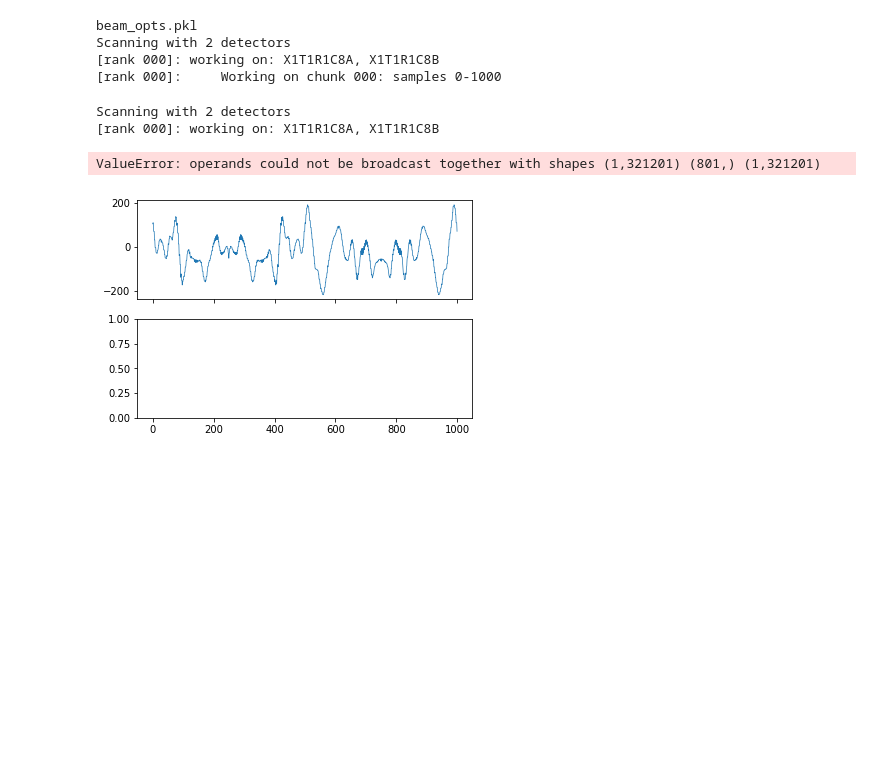
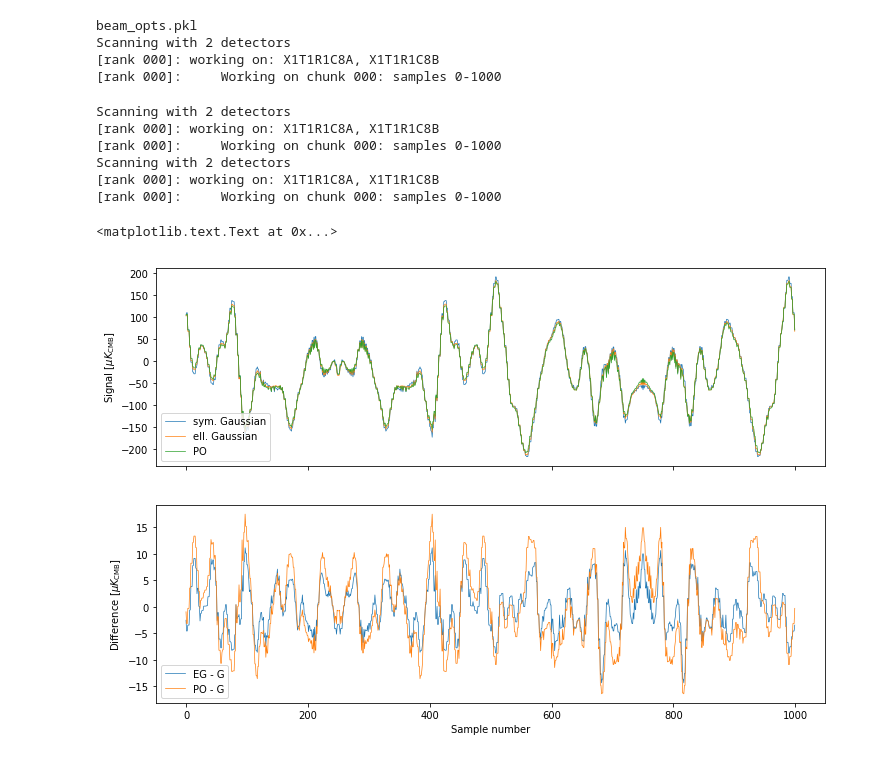
Before and after one commit to AdriJD/beamconv, a Jupyter notebook: notebooks/single_detector.ipynb, the cells around one changed output. Cells and saved outputs as stored; diff of their text form; code cells hidden in the pictures; blank space fills up the shorter version.

```diff
--- a/notebooks/single_detector.ipynb
+++ b/notebooks/single_detector.ipynb
@@ -84,38 +83,42 @@ Scanning with 2 detectors
 [rank 000]:     Working on chunk 000: samples 0-1000
 # %%
 # init plot
-fig, (ax1, ax2) = plt.subplots(2, 1, sharex=True)
+fig, (ax1, ax2) = plt.subplots(2, 1, sharex=True, figsize=(12, 8))
 
 ax1.plot(ss.tod, label='sym. Gaussian', linewidth=0.7)
 gauss_tod = ss.tod.copy()
 
 # Generate timestreams with elliptical Gaussian beams and plot them
 ss.beams[0][0].btype = 'EG'
 ss.scan_instrument_mpi(alm, verbose=1, ra0=ra0, dec0=dec0, az_throw=az_throw,
                        nside_spin=nside_spin, max_spin=mmax, binning=False)
 ax1.plot(ss.tod, label='ell. Gaussian', linewidth=0.7)
 
 eg_tod = ss.tod.copy()
 
 # Generate timestreams with Physical Optics beams and plot them
 ss.beams[0][0].btype = 'PO'
 ss.scan_instrument_mpi(alm, verbose=1, ra0=ra0, dec0=dec0, az_throw=az_throw,
                        nside_spin=nside_spin, max_spin=mmax, binning=False)
 
 ax1.plot(ss.tod, label='PO', linewidth=0.7)
 
 po_tod = ss.tod.copy()
 
 ax2.plot(eg_tod - gauss_tod, label='EG - G', linewidth=0.7)
 ax2.plot(po_tod - gauss_tod, label='PO - G', linewidth=0.7)
 
 ax1.legend()
 ax2.legend()
 ax1.set_ylabel(r'Signal [$\mu K_{\mathrm{CMB}}$]')
 ax2.set_ylabel(r'Difference [$\mu K_{\mathrm{CMB}}$]')
 ax2.set_xlabel('Sample number')
 # %% [output]
 Scanning with 2 detectors
 [rank 000]: working on: X1T1R1C8A, X1T1R1C8B
+[rank 000]:     Working on chunk 000: samples 0-1000
+Scanning with 2 detectors
+[rank 000]: working on: X1T1R1C8A, X1T1R1C8B
+[rank 000]:     Working on chunk 000: samples 0-1000
-ValueError: operands could not be broadcast together with shapes (1,321201) (801,) (1,321201)
+<matplotlib.text.Text at 0x...>
-[figure, old version]
+[figure, new version]
```
Also changed, not shown: parts of 2 cells of this notebook, 3 other files.
